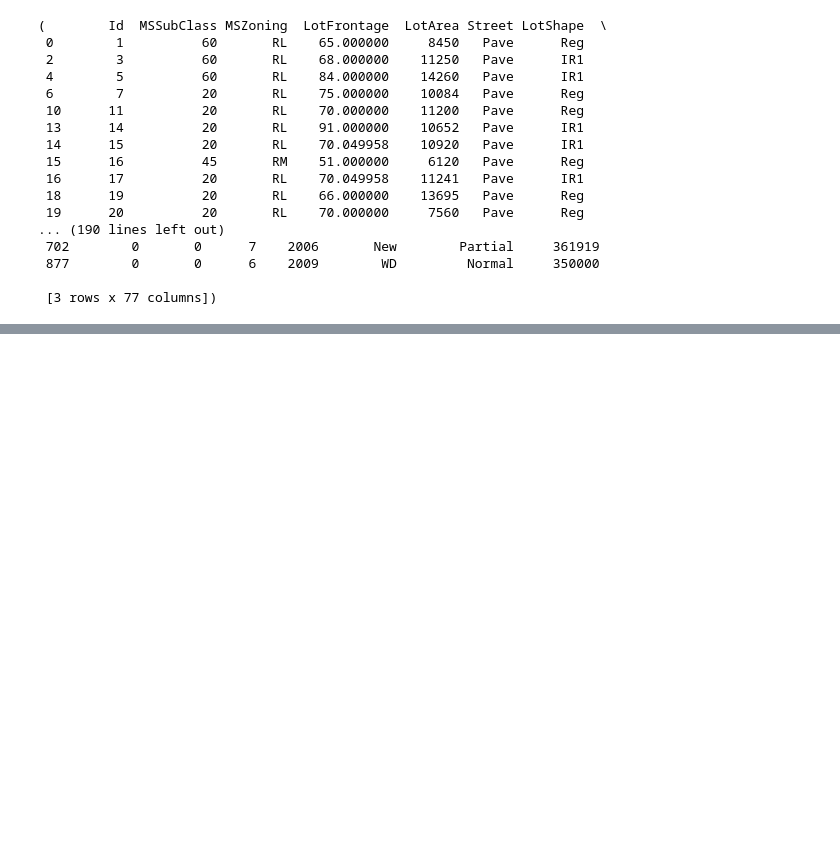
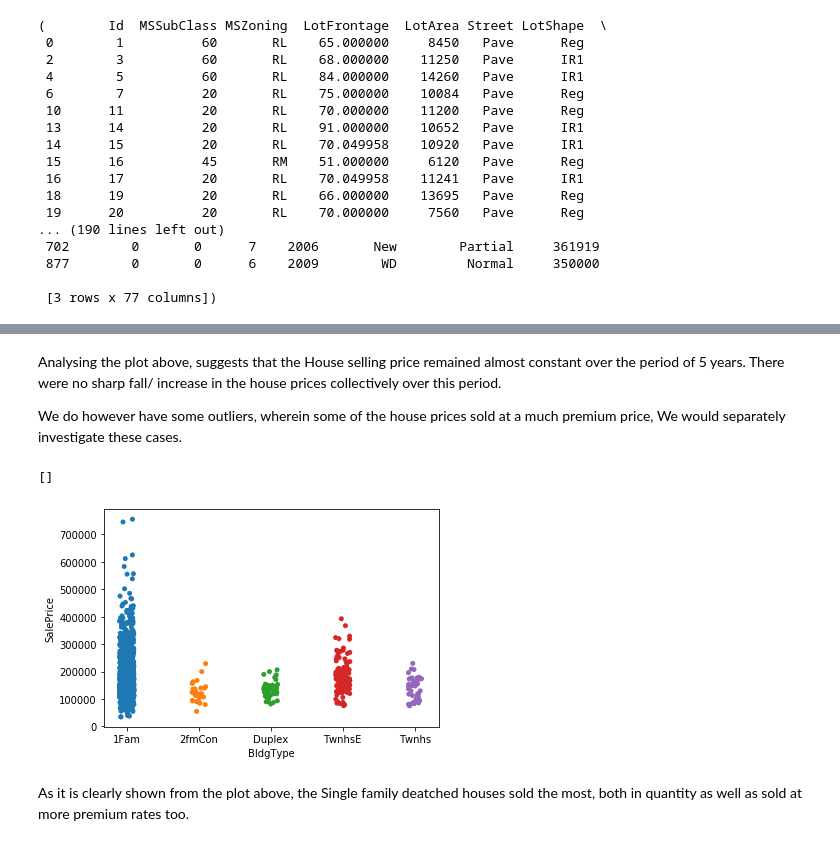
Before and after one commit to priyam81/capstone1, a Jupyter notebook: Capstone_Project _1.ipynb, the cells around one changed output, grey strips where cells are left out. Cells and saved outputs as stored; diff of their text form; code cells hidden in the pictures; blank space fills up the shorter version.

```diff
--- a/Capstone_Project _1.ipynb
+++ b/Capstone_Project _1.ipynb
@@ -229,0 +243,15 @@ remove_outliers(df)
+# %% [markdown]
+Analysing the plot above, suggests that the House selling price remained almost constant over the period of 5 years.
+There were no sharp fall/ increase in the house prices collectively over this period.
+
+We do however have some outliers, wherein some of the house prices sold at a much premium price, We would separately investigate these cases.
+# %%
+# Trend #2
+# Relation between  Building type vs Saleprice
+sns.stripplot(y='SalePrice', x='BldgType', data=df)
+plt.plot()
+# %% [output]
+[]
+[figure, added]
+# %% [markdown]
+As it is clearly shown from the plot above, the Single family deatched houses sold the most, both in quantity as well as sold at more premium rates too.
```
Also changed, not shown: parts of 6 cells of this notebook.
